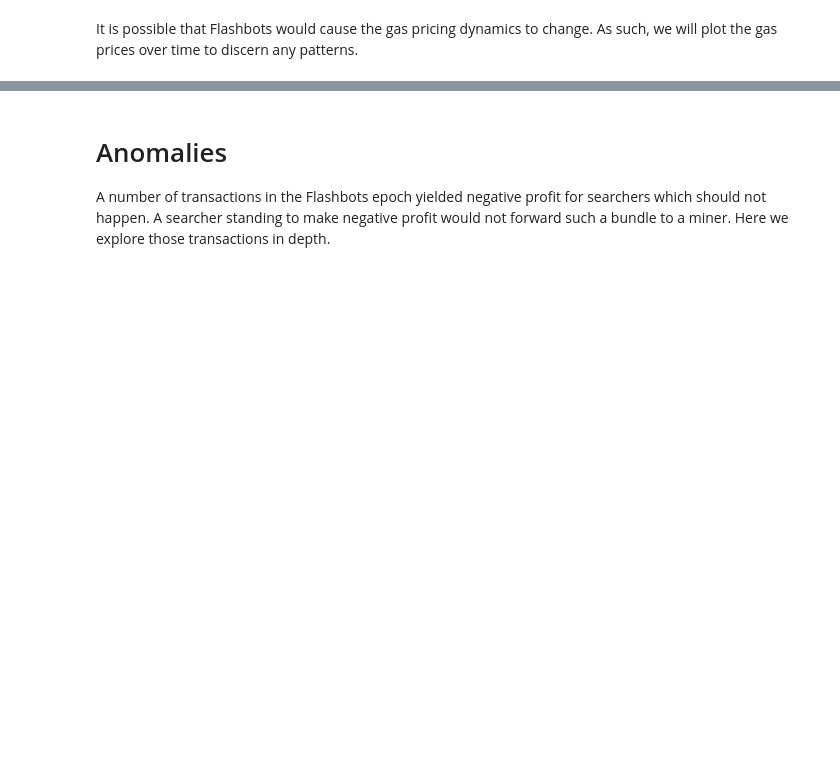
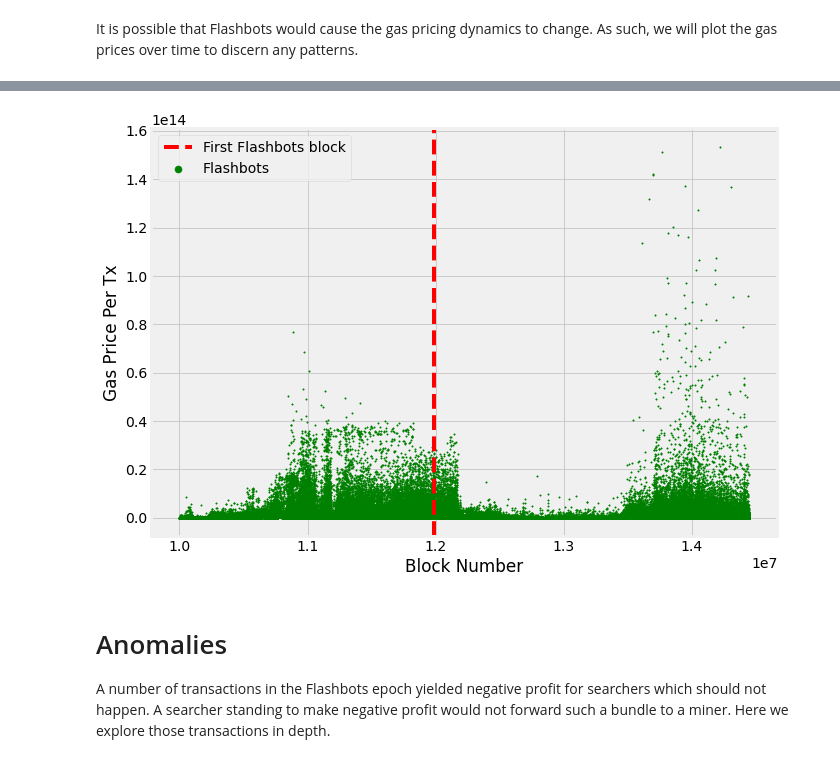
Before and after one commit to a-flashbot-in-the-pan/a-flashbot-in-the-pan, a Jupyter notebook: FlashbotsAnalysis.ipynb, the cells around one changed output, grey strips where cells are left out. Saved outputs shown, nothing was run; the diff lists cells and outputs as text; code cells hidden in the pictures; blank space fills up the shorter version.

```diff
--- a/FlashbotsAnalysis.ipynb
+++ b/FlashbotsAnalysis.ipynb
@@ -463,3 +452,21 @@ non_fb_txs_raw1
+# %%
+plt.style.use('fivethirtyeight')
+fig, ax = plt.subplots(figsize=(10, 7))
+fig.patch.set_facecolor('white')
+fig.set_figwidth(10)
+fig.set_figheight(7)
+
+ax.scatter(non_fb_txs_df.block_number, non_fb_txs_df.gasPrice, s=2, color='green')
+ax.axvline(x=first_flashbots_block, color='red', linestyle='--')
+
+ax.set_xlabel("Block Number")
+ax.set_ylabel("Gas Price Per Tx")
+
+ax.legend(labels=["First Flashbots block", "Flashbots"], markerscale=5.0)
+
+plt.show()
+# %% [output]
+[figure, added]
 # %% [markdown]
 # Anomalies
 A number of transactions in the Flashbots epoch yielded negative profit for
```
Also changed, not shown: parts of 18 cells of this notebook.
